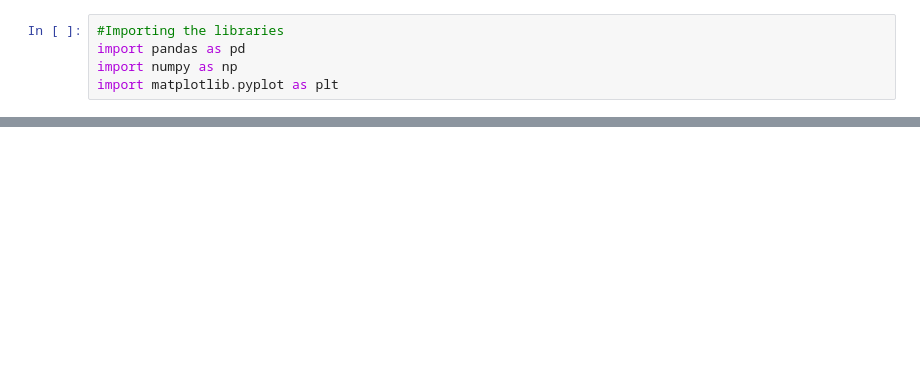
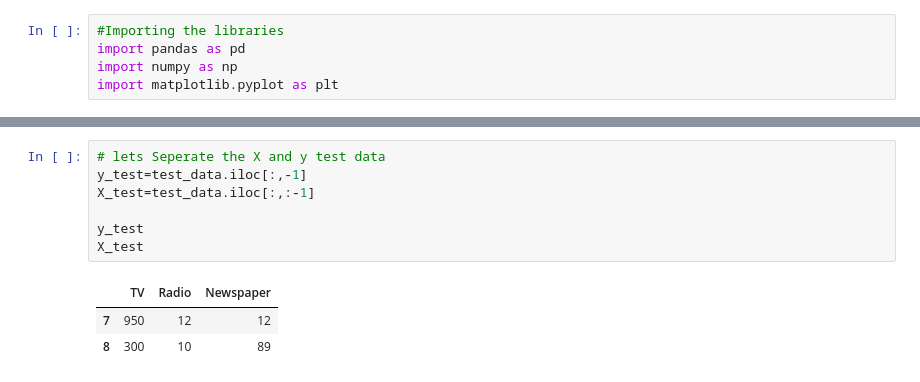
Before and after one commit to kartheekgbl/AI-ML, a Jupyter notebook: Superised learning/Regression/MLR/Mlr2.ipynb, the cells around one changed output, grey strips where cells are left out. Cells and saved outputs as stored; diff of their text form; blank space fills up the shorter version.

```diff
--- a/Superised learning/Regression/MLR/Mlr2.ipynb
+++ b/Superised learning/Regression/MLR/Mlr2.ipynb
@@ -11,0 +48,11 @@ ModuleNotFoundError: No module named 'sklearn'
+# %%
+# lets Seperate the X and y test data
+y_test=test_data.iloc[:,-1]
+X_test=test_data.iloc[:,:-1]
+
+y_test
+X_test
+# %% [output]
+|  | TV | Radio | Newspaper |
+| 7 | 950 | 12 | 12 |
+| 8 | 300 | 10 | 89 |
```
Also changed, not shown: parts of 8 cells of this notebook, 5 other files.
